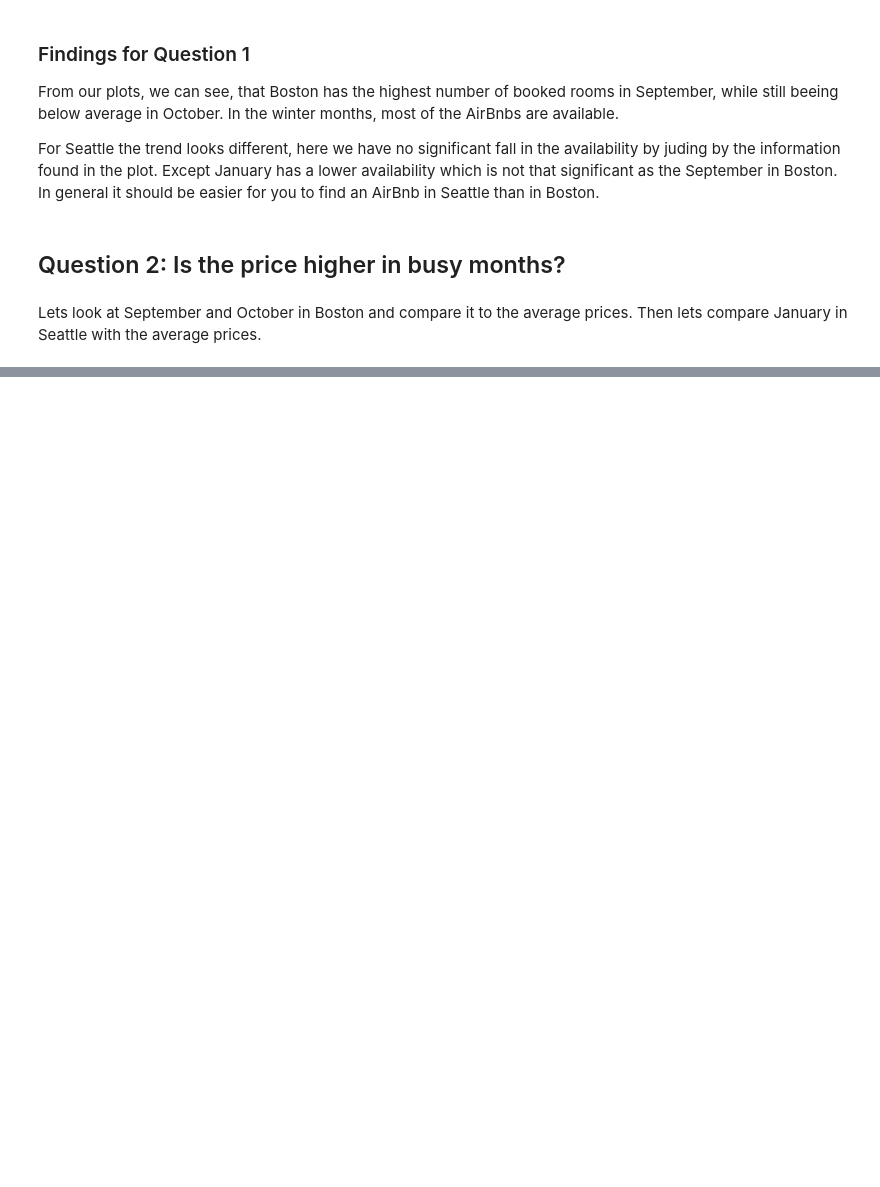
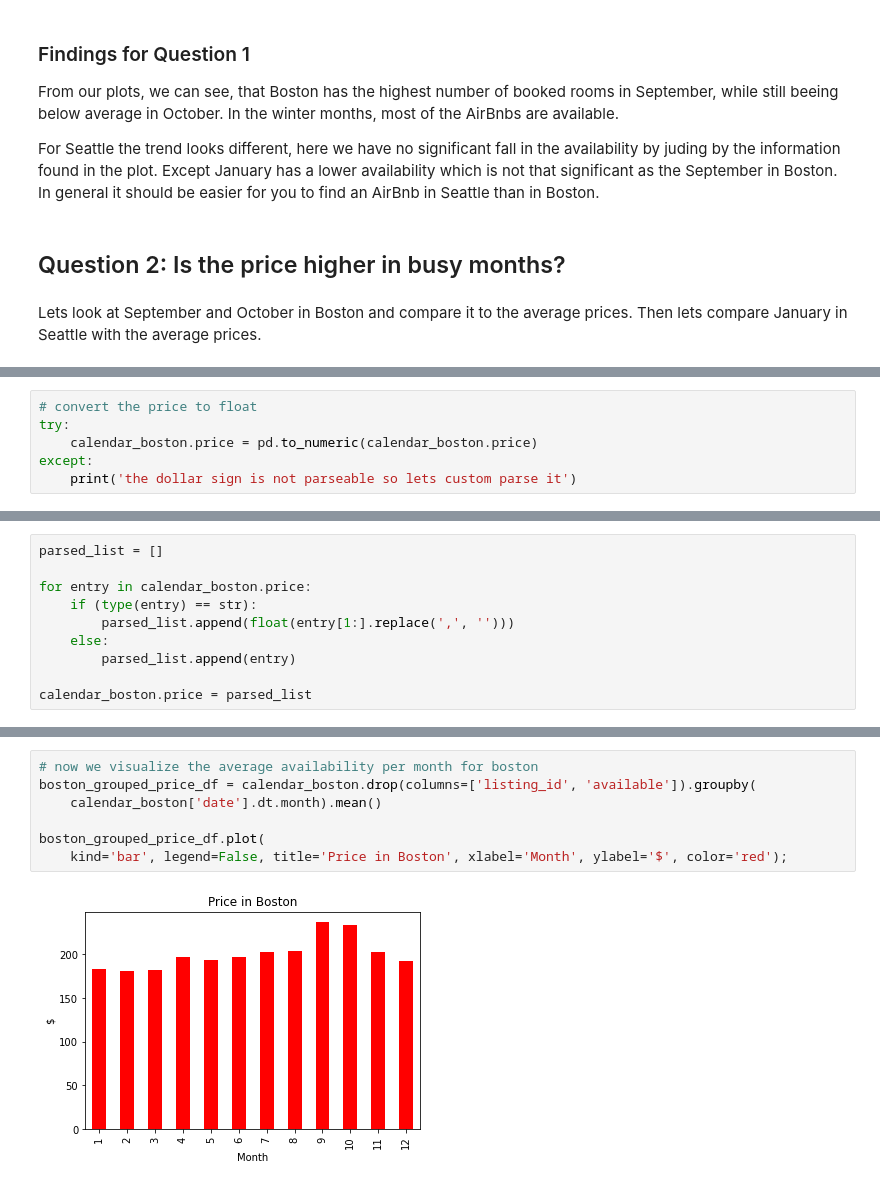
Before and after one commit to foxriver76/airbnb_analysis, a Jupyter notebook: analyze.ipynb, the cells around one changed output, grey strips where cells are left out. Cells and saved outputs as stored; diff of their text form; blank space fills up the shorter version.

```diff
--- a/analyze.ipynb
+++ b/analyze.ipynb
@@ -226,0 +244,6 @@ Lets look at September and October in Boston and compare it to the average price
+# %%
+# convert the price to float
+try:
+    calendar_boston.price = pd.to_numeric(calendar_boston.price)
+except:
+    print('the dollar sign is not parseable so lets custom parse it')
@@ -226,0 +252,10 @@ Lets look at September and October in Boston and compare it to the average price
+# %%
+parsed_list = []
+
+for entry in calendar_boston.price:
+    if (type(entry) == str):
+        parsed_list.append(float(entry[1:].replace(',', '')))
+    else:
+        parsed_list.append(entry)
+
+calendar_boston.price = parsed_list
@@ -226,0 +273,9 @@ Lets look at September and October in Boston and compare it to the average price
+# %%
+# now we visualize the average availability per month for boston
+boston_grouped_price_df = calendar_boston.drop(columns=['listing_id', 'available']).groupby(
+    calendar_boston['date'].dt.month).mean()
+
+boston_grouped_price_df.plot(
+    kind='bar', legend=False, title='Price in Boston', xlabel='Month', ylabel='$', color='red');
+# %% [output]
+[figure, added]
```
Also changed, not shown: parts of 12 cells of this notebook, 1 other file.
